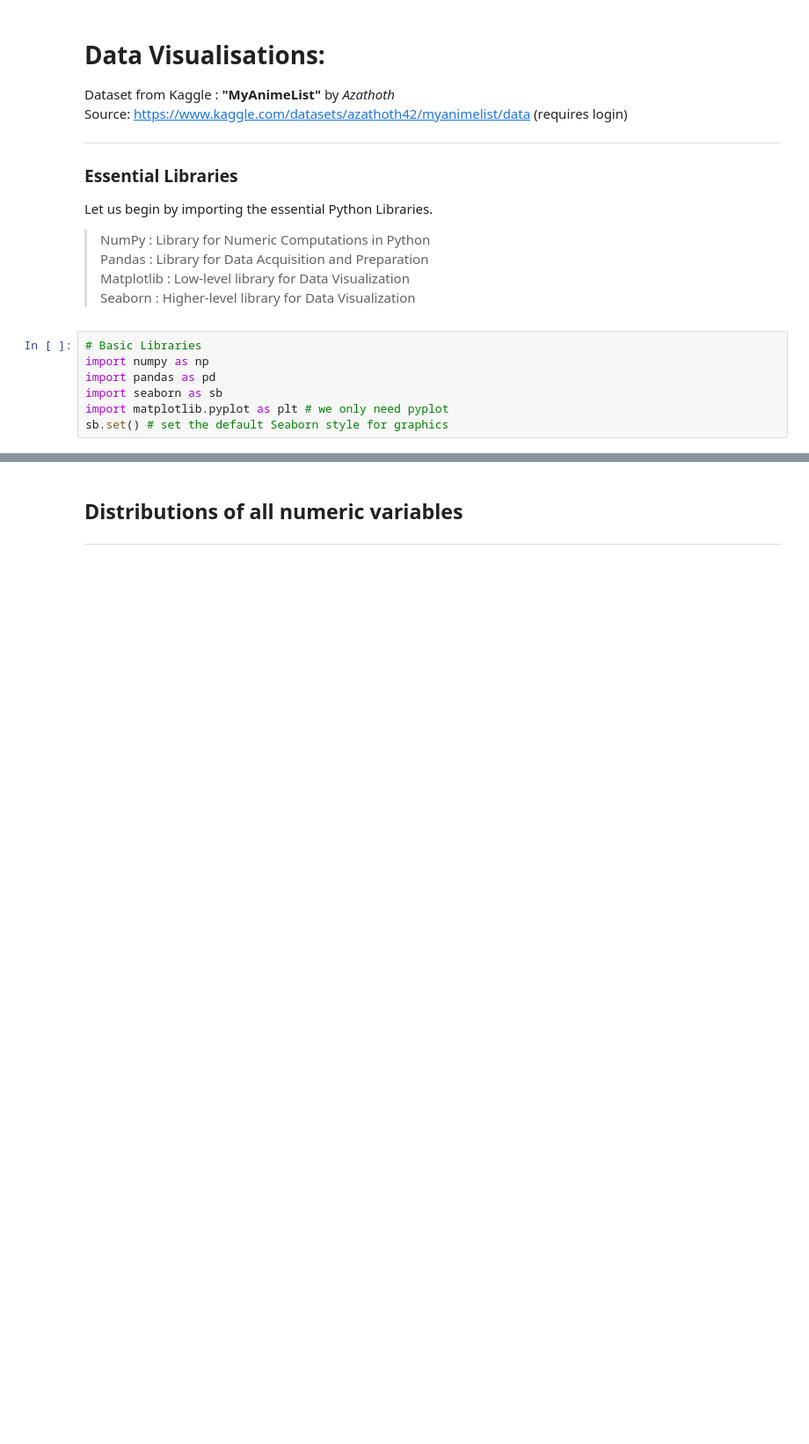
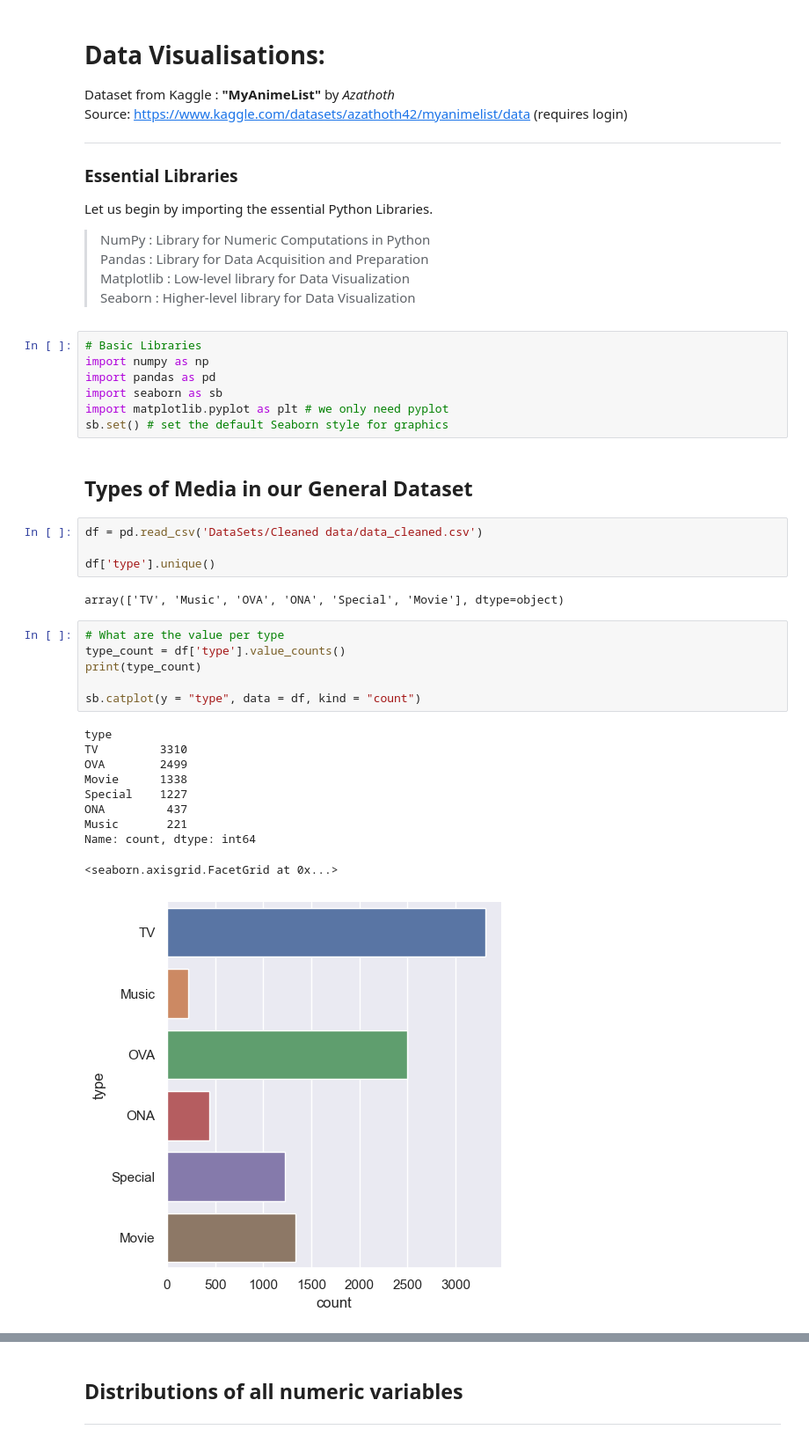
Before and after one commit to TanGuiShan/mini_project, a Jupyter notebook: Data Visualisation.ipynb, the cells around one changed output, grey strips where cells are left out. Shown at 88% size. Saved outputs shown, nothing was run; the diff lists cells and outputs as text; blank space fills up the shorter version.

```diff
--- a/Data Visualisation.ipynb
+++ b/Data Visualisation.ipynb
@@ -21,4 +21,29 @@ import pandas as pd
 import seaborn as sb
 import matplotlib.pyplot as plt # we only need pyplot
 sb.set() # set the default Seaborn style for graphics
+# %% [markdown]
+## Types of Media in our General Dataset
+# %%
+df = pd.read_csv('DataSets/Cleaned data/data_cleaned.csv')
+
+df['type'].unique()
+# %% [output]
+array(['TV', 'Music', 'OVA', 'ONA', 'Special', 'Movie'], dtype=object)
+# %%
+# What are the value per type
+type_count = df['type'].value_counts()
+print(type_count)
+
+sb.catplot(y = "type", data = df, kind = "count")
+# %% [output]
+type
+TV         3310
+OVA        2499
+Movie      1338
+Special    1227
+ONA         437
+Music       221
+Name: count, dtype: int64
+<seaborn.axisgrid.FacetGrid at 0x...>
+[figure, added]
 # %% [markdown]
```
Also changed, not shown: parts of 30 cells of this notebook.
